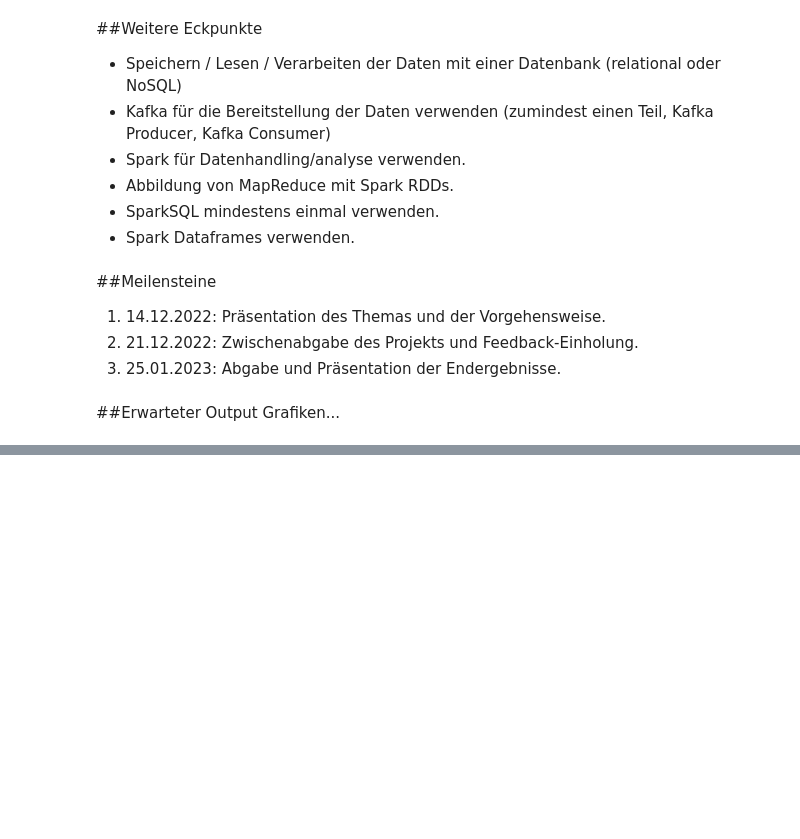
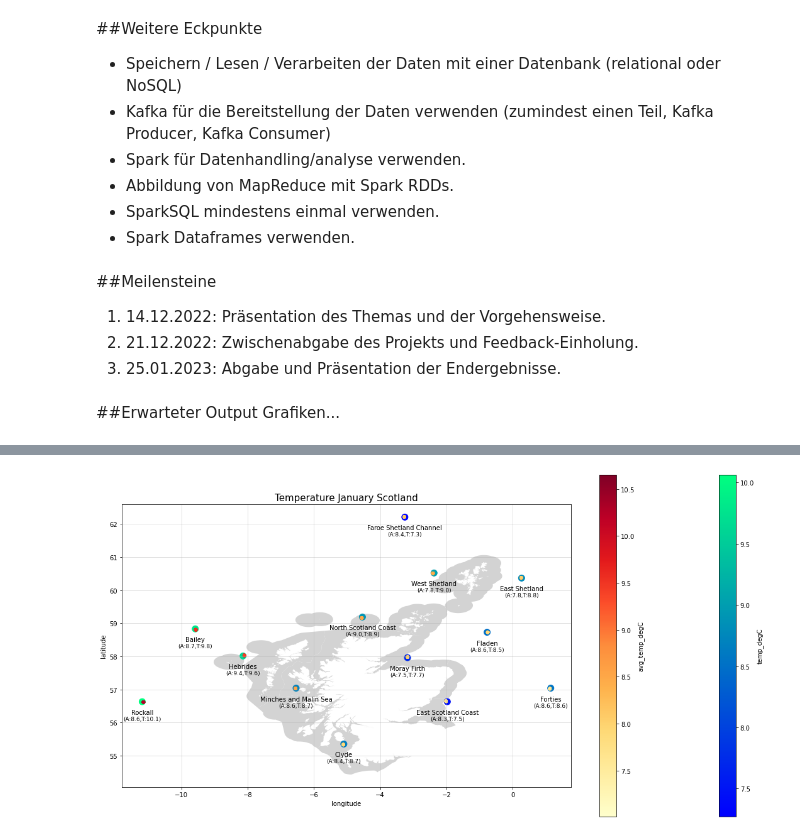
Before and after one commit to ds22m032/DSI, a Jupyter notebook: Abschlussprojekt_Wasser.ipynb, the cells around one changed output, grey strips where cells are left out. Cells and saved outputs as stored; diff of their text form; code cells hidden in the pictures; blank space fills up the shorter version.

Commit message:
Data Import and Visualization Finished

```diff
--- a/Abschlussprojekt_Wasser.ipynb
+++ b/Abschlussprojekt_Wasser.ipynb
@@ -144,0 +332,20 @@ couch = couchdb.Server('http://admin:YOURPASSWORD@localhost:5984/')
+# %%
+# Adapting and preparing the dataframe csv_data for plotting
+# type conversion
+df['Monthly_Average_Sea_Surface_Temperature_degrees_C'] = df['Monthly_Average_Sea_Surface_Temperature_degrees_C'].astype(float)
+df['Latitude'] = df['Latitude'].astype(float)
+df['Longitude'] = df['Longitude'].astype(float)
+
+# renaming columns
+df.rename(columns = {'Year':'year'}, inplace = True)
+df.rename(columns = {'Sea_Area':'name'}, inplace = True)
+df.rename(columns = {'Longitude':'longitude'}, inplace = True)
+df.rename(columns = {'Latitude':'latitude'}, inplace = True)
+df.rename(columns = {'Monthly_Average_Sea_Surface_Temperature_degrees_C':'avg_temp_degC'}, inplace = True)
+
+# filter for january
+df = df[(df.Month == '1')]
+
+# selecting columns into final dataframe
+dfCSV = df[["year", "name", "avg_temp_degC", "latitude", "longitude"]]
+dfCSV.head(5)
@@ -144,0 +378,47 @@ couch = couchdb.Server('http://admin:YOURPASSWORD@localhost:5984/')
+# %%
+# Scatterplot on map with coordinates
+
+# Initialize an axis
+fig, ax = plt.subplots(figsize=(20,10))
+
+# Plot map on axis
+scotland.plot(color="lightgrey",ax=ax)
+
+# Plot points
+dfAPI.plot(x="longitude", y="latitude", kind="scatter", c="temp_degC", ax=ax,  s=100, colormap="winter")
+dfCSV.plot(x="longitude", y="latitude", kind="scatter", c="avg_temp_degC", ax=ax, colormap="YlOrRd")
+
+#------------------Create Point Annotations----------------------------------------------------------
+labels = dfAPI["name"]
+xs = dfAPI["longitude"]
+ys = dfAPI["latitude"]
+csvCs = round(dfCSV["avg_temp_degC"], 1)
+apiCs = round(dfAPI["temp_degC"], 1)
+
+# Zip joins x and y coordinates in pairs
+for x,y,label in zip(xs,ys,labels):
+    label = label
+    plt.annotate(label, # this is the text
+                 (x,y), # these are the coordinates to position the label
+                 textcoords="offset points", # how to position the text
+                 xytext=(0,-20), # distance from text to points (x,y)
+                 ha='center') # horizontal alignment can be left, right or center
+
+for csvC,apiC,x,y in zip(csvCs, apiCs,xs,ys):
+    label = f"(A:{csvC},T:{apiC})"
+    plt.annotate(label, # this is the text
+                 (x,y), # these are the coordinates to position the label
+                 textcoords="offset points", # how to position the text
+                 xytext=(0,-30), # distance from text to points (x,y)
+                 ha='center', fontsize=9) # horizontal alignment can be left, right or center
+#---------------------------------------------------------------------------------------------------
+
+# Add title
+plt.title("Temperature January Scotland",fontsize=15)
+
+# Add grid
+ax.grid(alpha=0.5)
+
+plt.show()
+# %% [output]
+[figure, added]
```
Also changed, not shown: parts of 24 cells of this notebook.
